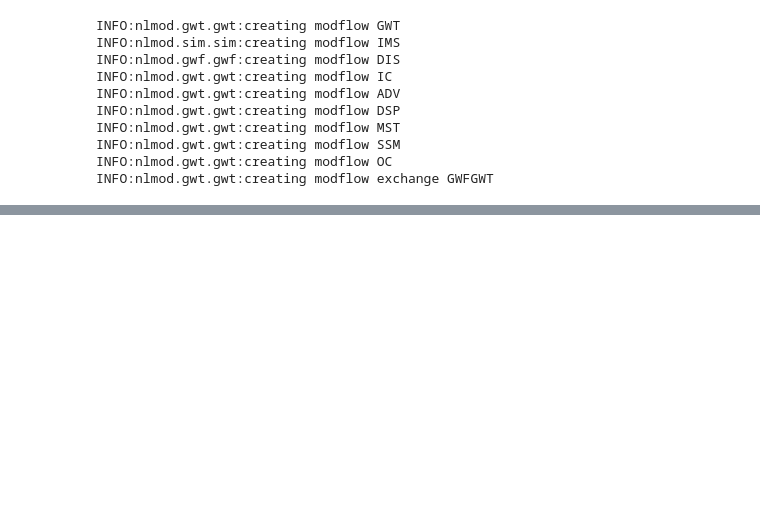
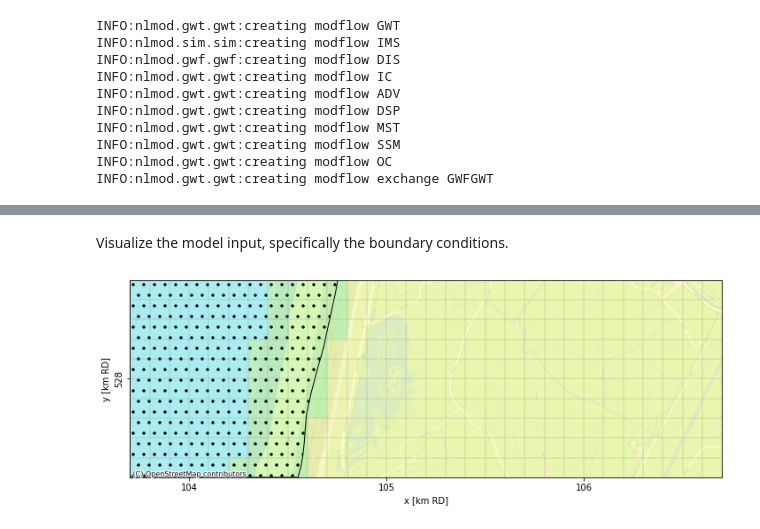
Before and after one commit to gwmod/nlmod, a Jupyter notebook: docs/examples/16_groundwater_transport.ipynb, the cells around one changed output, grey strips where cells are left out. Drawn from its saved outputs; the diff is of its cells as text; code cells hidden in the pictures; blank space fills up the shorter version.

```diff
--- a/docs/examples/16_groundwater_transport.ipynb
+++ b/docs/examples/16_groundwater_transport.ipynb
@@ -22,18 +38,15 @@ nlmod.util.get_color_logger("INFO");
 model_ws = "hondsbossche"
 model_name = "hondsbossche"
 
-transport = True
-
 figdir, cachedir = nlmod.util.get_model_dirs(model_ws)
 
-# extent_ijmuiden = [95000.0, 105000.0, 494000.0, 500000.0]
-extent_hbossche = [103700, 106700, 527550, 528550]
+extent_hbossche = [103700, 106700, 527500, 528500]
+
 delr = 100.0
 delc = 100.0
 
-steady_state = True
-start_time = "2015-1-1"
+add_northsea = True
+transport = True
 
-add_northsea = True
-
+start_time = "2010-1-1"
 starting_head = 1.0
@@ -65,15 +92,18 @@ ds = nlmod.to_model_ds(
 ds = nlmod.time.set_ds_time(
     ds,
     start_time=start_time,
-    steady_state=steady_state,
-    perlen=365 * 5,
+    steady_state=False,
+    steady_start=True,
+    steady_start_perlen=1,
+    transient_timesteps=10,
+    perlen=365.,
 )
 
 if add_northsea:
     ds = nlmod.read.rws.add_northsea(ds, cachedir=cachedir)
 
 if ds.transport == 1:
-    ds = nlmod.gwt.set_default_transport_parameters(ds, transport_type="chloride")
+    ds = nlmod.gwt.prepare.set_default_transport_parameters(ds, transport_type="chloride")
 # %% [output]
 INFO:nlmod.cache:using cached data -> combined_layer_ds.nc
 INFO:nlmod.dims.base:resample layer model data to structured modelgrid
@@ -84,5 +122,7 @@ INFO:nlmod.cache:using cached data -> bathymetry_ds.nc
 # %%
-cl = xr.open_dataset("../../../pwn_diep/data/3dchloride_result.nc")
+# cl = xr.open_dataset("../../../pwn_diep/data/3dchloride_result.nc")
+cl = xr.open_dataset("./data/chloride_hbossche.nc")
+
 
 # interpolate to modelgrid using nearest
 cli = cl.sel(percentile="p50").interp(x=ds.x, y=ds.y, method="nearest")
@@ -254,2 +348,18 @@ writing simulation...
 
  Normal termination of simulation.
+# %% [markdown]
+Visualize the model input, specifically the boundary conditions.
+# %%
+# plot using flopy
+fig, ax = nlmod.plot.get_map(extent_hbossche, background="OpenStreetMap.Mapnik")
+pmv = fp.plot.PlotMapView(model=gwf, layer=0, ax=ax)
+# pc = pmv.plot_array(c.isel(time=0), cmap="Spectral_r")
+pmv.plot_bc("GHB", plotAll=True, alpha=0.1, label="GHB")
+pmv.plot_bc("DRN", plotAll=True, alpha=0.1, label="DRN")
+# pmv.plot_bc("RCH", plotAll=True, alpha=0.1, label="RCH")
+nlmod.plot.surface_water(ds, ax=ax, hatch=".", edgecolor="k", facecolor="none", label="North Sea")
+pmv.plot_grid(linewidth=0.25);
+ax.set_xlabel("x [km RD]")
+ax.set_ylabel("y [km RD]");
+# %% [output]
+[figure, added]
```
Also changed, not shown: parts of 32 cells of this notebook.
